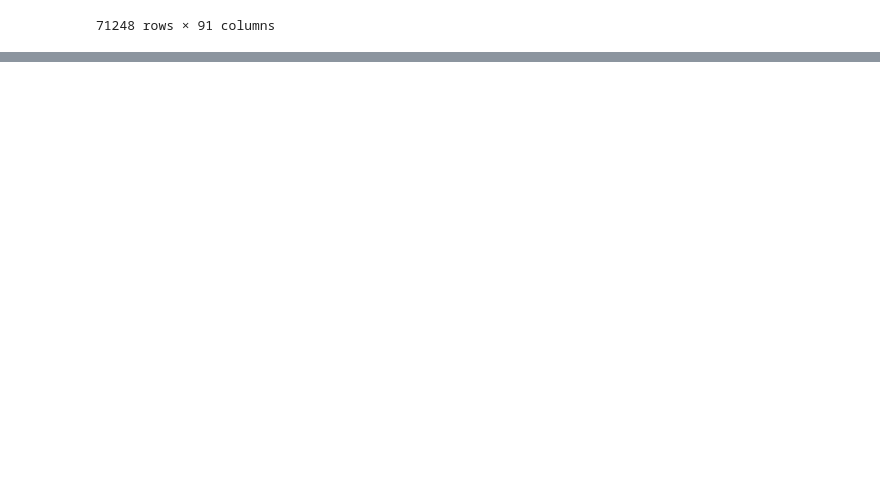
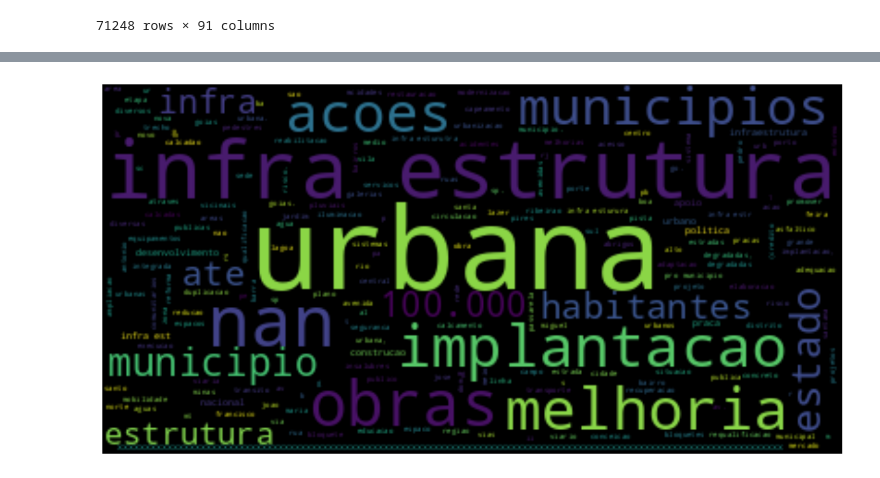
Before and after one commit to anayflima/simu-datathon-2024, a Jupyter notebook: tratamento_de_dados/tratamento_empreendimentos.ipynb, the cells around one changed output, grey strips where cells are left out. Drawn from its saved outputs; the diff is of its cells as text; code cells hidden in the pictures; blank space fills up the shorter version.

```diff
--- a/tratamento_de_dados/tratamento_empreendimentos.ipynb
+++ b/tratamento_de_dados/tratamento_empreendimentos.ipynb
@@ -182,2 +298,8 @@ df_trat
+# %%
+sem_categoria = df_trat[(df_trat['new_empreend'] == '')][['empreendimento']]
+# %%
+plota_nuvem_de_palavras(sem_categoria)
+# %% [output]
+[figure, added]
 # %%
 df_trat.to_csv('../dados/tratados/simu_carteira_empreendimentos.csv', index=False)
```
Also changed, not shown: parts of 19 cells of this notebook, 5 other files.
